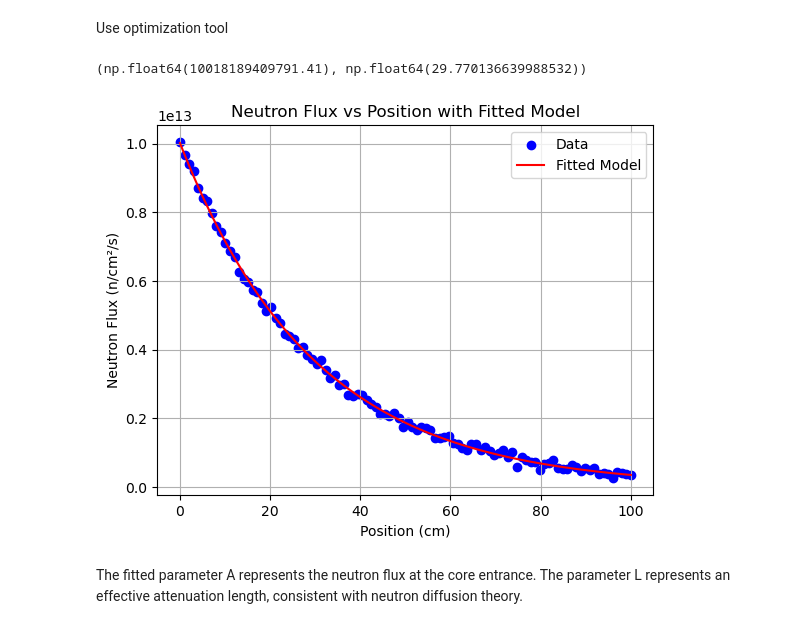
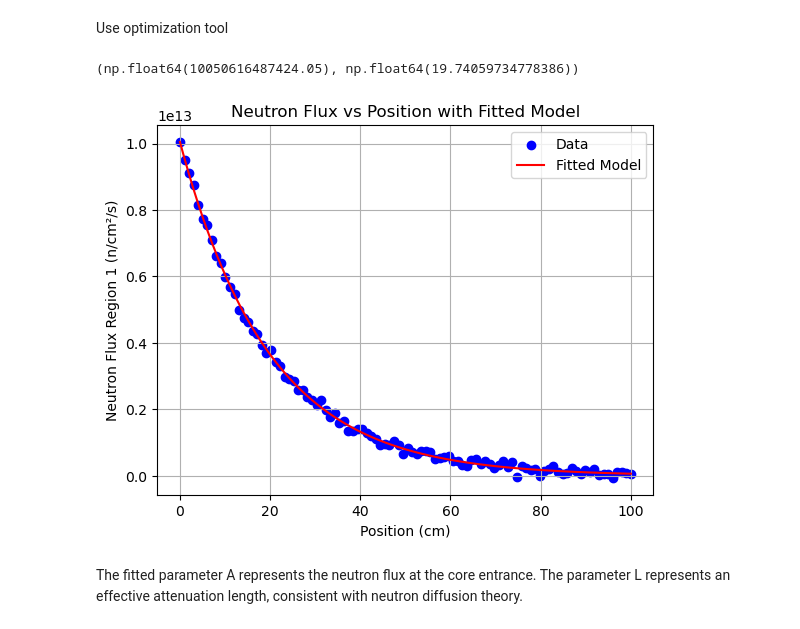
Before and after one commit to muthboravy007/neutron-flux-analysis, a Jupyter notebook: notebooks/analysis.ipynb, the cells around one changed output. Drawn from its saved outputs; the diff is of its cells as text; code cells hidden in the pictures.

Commit message:
Compare neutron flux in two reactor regions

```diff
--- a/notebooks/analysis.ipynb
+++ b/notebooks/analysis.ipynb
@@ -54,26 +56,26 @@ def flux_model(x, A,L):
     return A * np.exp(-x / L)
 # %%
 x_data = df["position_cm"].values
-y_data = df["neutron_flux"].values
+y_data = df["neutron_flux_region1"].values
 
 params, _ = curve_fit(flux_model, x_data, y_data, p0=(1e13, 30))
 
 A_fit, L_fit = params
 A_fit, L_fit
 # %% [output]
-(np.float64(10018189409791.41), np.float64(29.770136639988532))
+(np.float64(10050616487424.05), np.float64(19.74059734778386))
 # %%
 plt.figure()
 plt.scatter(x_data, y_data, label="Data", color="blue")
 plt.plot(x_data, flux_model(x_data, A_fit, L_fit), label="Fitted Model", color="red")
 plt.xlabel("Position (cm)")
-plt.ylabel("Neutron Flux (n/cm²/s)")
+plt.ylabel("Neutron Flux Region 1 (n/cm²/s)")
 plt.title("Neutron Flux vs Position with Fitted Model")
 plt.legend()
 plt.grid()
 plt.show()
 # %% [output]
-[figure, old version]
+[figure, new version]
 # %% [markdown]
 The fitted parameter A represents the neutron flux at the core entrance.
 The parameter L represents an effective attenuation length, consistent with neutron diffusion theory.
```
Also changed, not shown: parts of 5 cells of this notebook, 2 other files.
